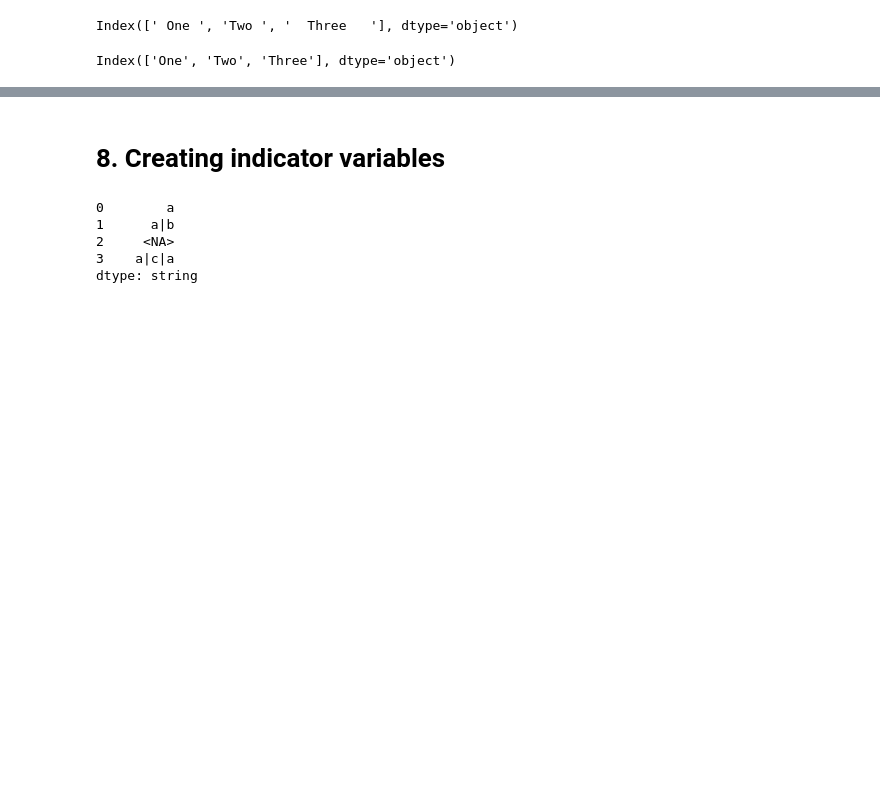
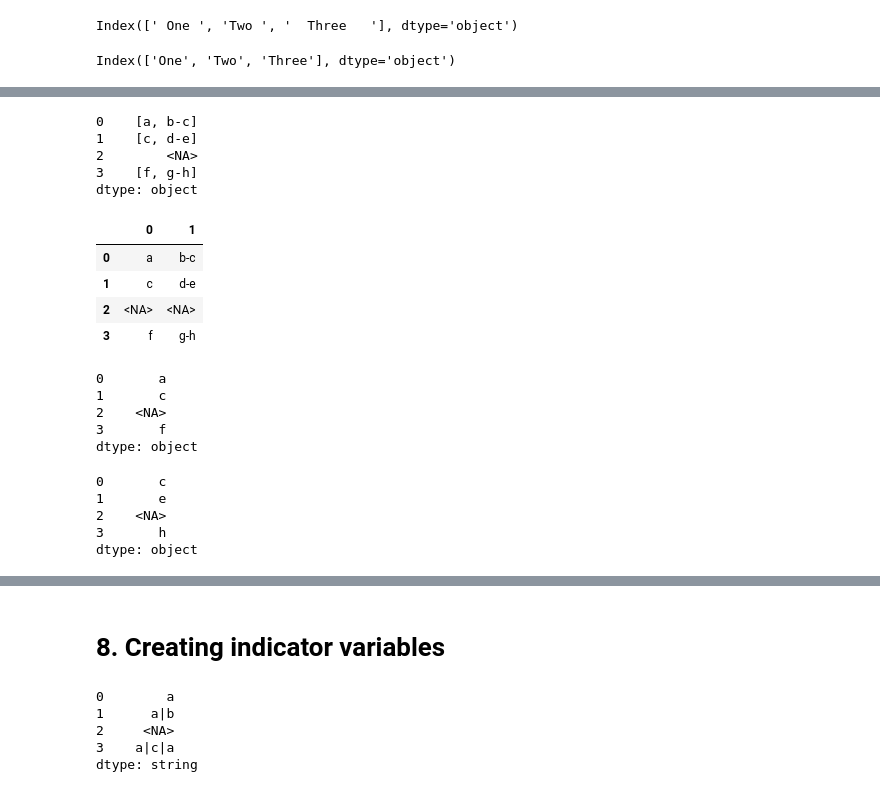
Before and after one commit to Tim-Abwao/learning-pandas, a Jupyter notebook: Going through the User Guide/Working with text data.ipynb, the cells around one changed output, grey strips where cells are left out. Cells and saved outputs as stored; diff of their text form; code cells hidden in the pictures; blank space fills up the shorter version.

```diff
--- a/Going through the User Guide/Working with text data.ipynb
+++ b/Going through the User Guide/Working with text data.ipynb
@@ -451,0 +106,34 @@ dtype: object
+# %%
+s1 = pd.Series(["a-b-c", "c-d-e", np.nan, "f-g-h"], dtype="string")
+s1.str.split("-", n=1)  # returns a Series of lists
+# %% [output]
+0    [a, b-c]
+1    [c, d-e]
+2        <NA>
+3    [f, g-h]
+dtype: object
+# %%
+s1.str.split("-", n=1, expand=True)  # returns a DataFrame
+# %% [output]
+|  | 0 | 1 |
+| 0 | a | b-c |
+| 1 | c | d-e |
+| 2 | <NA> | <NA> |
+| 3 | f | g-h |
+# %%
+s2 = pd.Series(["a b c", "c d e", np.nan, "f g h"], dtype="string")
+s2.str.split().str.get(0)
+# %% [output]
+0       a
+1       c
+2    <NA>
+3       f
+dtype: object
+# %%
+s2.str.split().str[-1]
+# %% [output]
+0       c
+1       e
+2    <NA>
+3       h
+dtype: object
```
Also changed, not shown: parts of 165 cells of this notebook.
